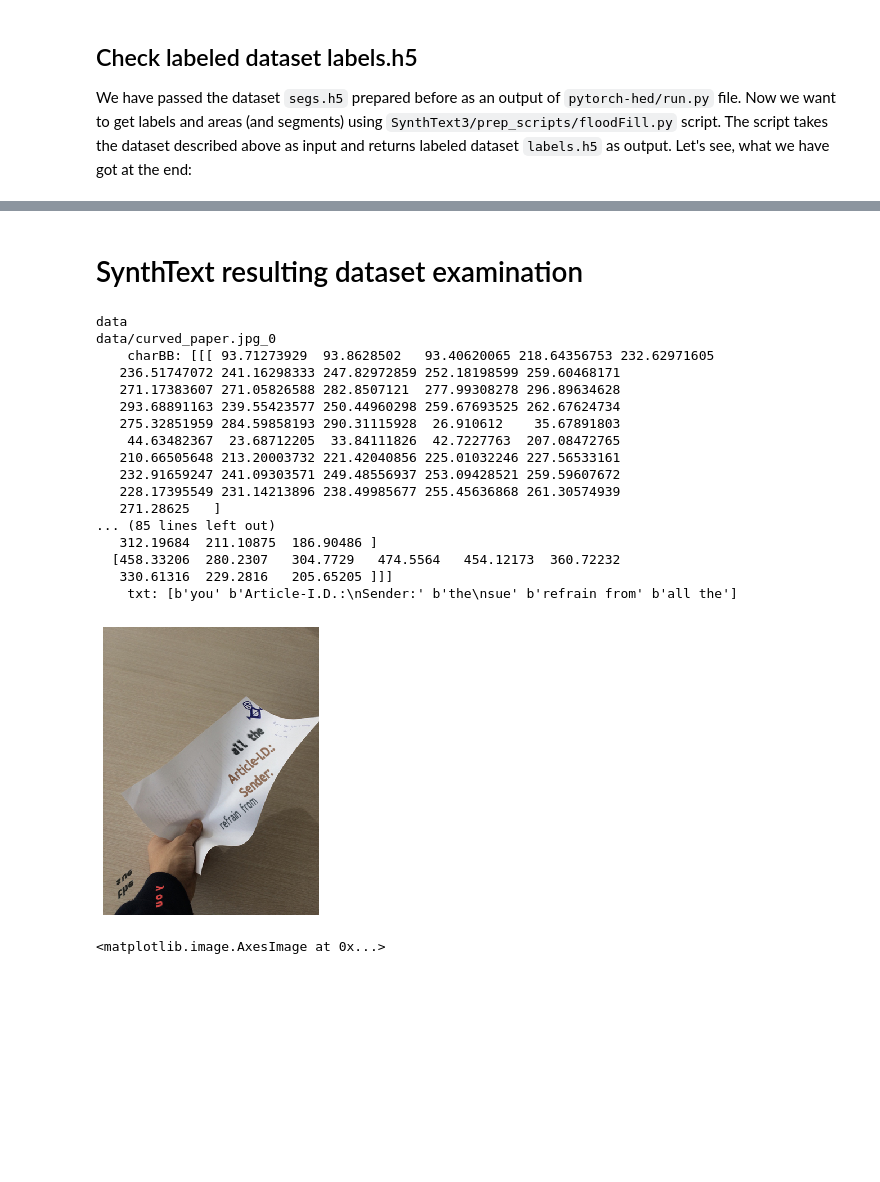
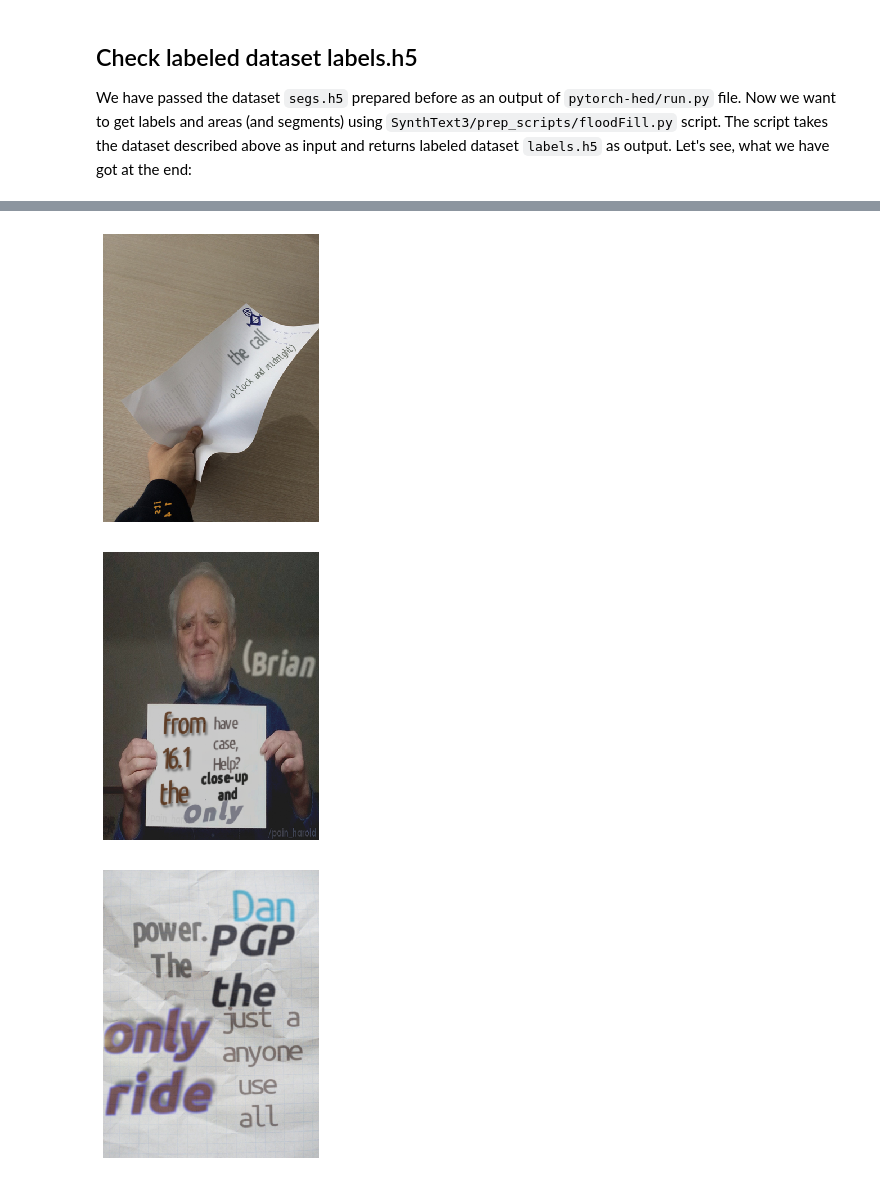
Before and after one commit to Yozh2/SynthText, a Jupyter notebook: analysis/dataset_examination.ipynb, the cells around one changed output, grey strips where cells are left out. Cells and saved outputs as stored; diff of their text form; code cells hidden in the pictures; blank space fills up the shorter version.

```diff
--- a/analysis/dataset_examination.ipynb
+++ b/analysis/dataset_examination.ipynb
@@ -157,4 +171,4 @@ dset.h5  fonts  models  newsgroup
 # %%
-original_dset = h5py.File('../data/dset.h5', 'r')
-original_dset.visititems(print_attrs)
+synth_dset = h5py.File('../results/SynthText.h5', 'r')
+synth_dset.visititems(print_attrs)
 # %% [output]
@@ -234,24 +191,0 @@ out_dset.close()
-# %% [markdown]
-# SynthText resulting dataset examination
-# %%
-synth_dset = h5py.File('curved_paper.h5', 'r')
-# %%
-synth_dset.visititems(print_attrs)
-# %% [output]
-data
-data/curved_paper.jpg_0
-    charBB: [[[ 93.71273929  93.8628502   93.40620065 218.64356753 232.62971605
-   236.51747072 241.16298333 247.82972859 252.18198599 259.60468171
-   271.17383607 271.05826588 282.8507121  277.99308278 296.89634628
-   293.68891163 239.55423577 250.44960298 259.67693525 262.67624734
-   275.32851959 284.59858193 290.31115928  26.910612    35.67891803
-    44.63482367  23.68712205  33.84111826  42.7227763  207.08472765
-   210.66505648 213.20003732 221.42040856 225.01032246 227.56533161
-   232.91659247 241.09303571 249.48556937 253.09428521 259.59607672
-   228.17395549 231.14213896 238.49985677 255.45636868 261.30574939
-   271.28625   ]
-... (85 lines left out)
-   312.19684  211.10875  186.90486 ]
-  [458.33206  280.2307   304.7729   474.5564   454.12173  360.72232
-   330.61316  229.2816   205.65205 ]]]
-    txt: [b'you' b'Article-I.D.:\nSender:' b'the\nsue' b'refrain from' b'all the']
@@ -276,8 +192,10 @@ def show_and_save_image(dset, imname, path):
-# %%
-show_and_save_image(synth_dset, 'data/curved_paper.jpg_0', 'curved_paper_synth.png')
-# %% [output]
-[figure, removed]
-<matplotlib.image.AxesImage at 0x...>
+# %%
+for im in synth_dset['data'].keys():
+    show_and_save_image(synth_dset, f'data/{im}', f'../results/{im[:-2]}')
+# %% [output]
+[figure, added]
+[figure, added]
+[figure, added]
 # %%
 synth_dset.close()
 # %%
```
Also changed, not shown: parts of 15 cells of this notebook, 7 other files.
